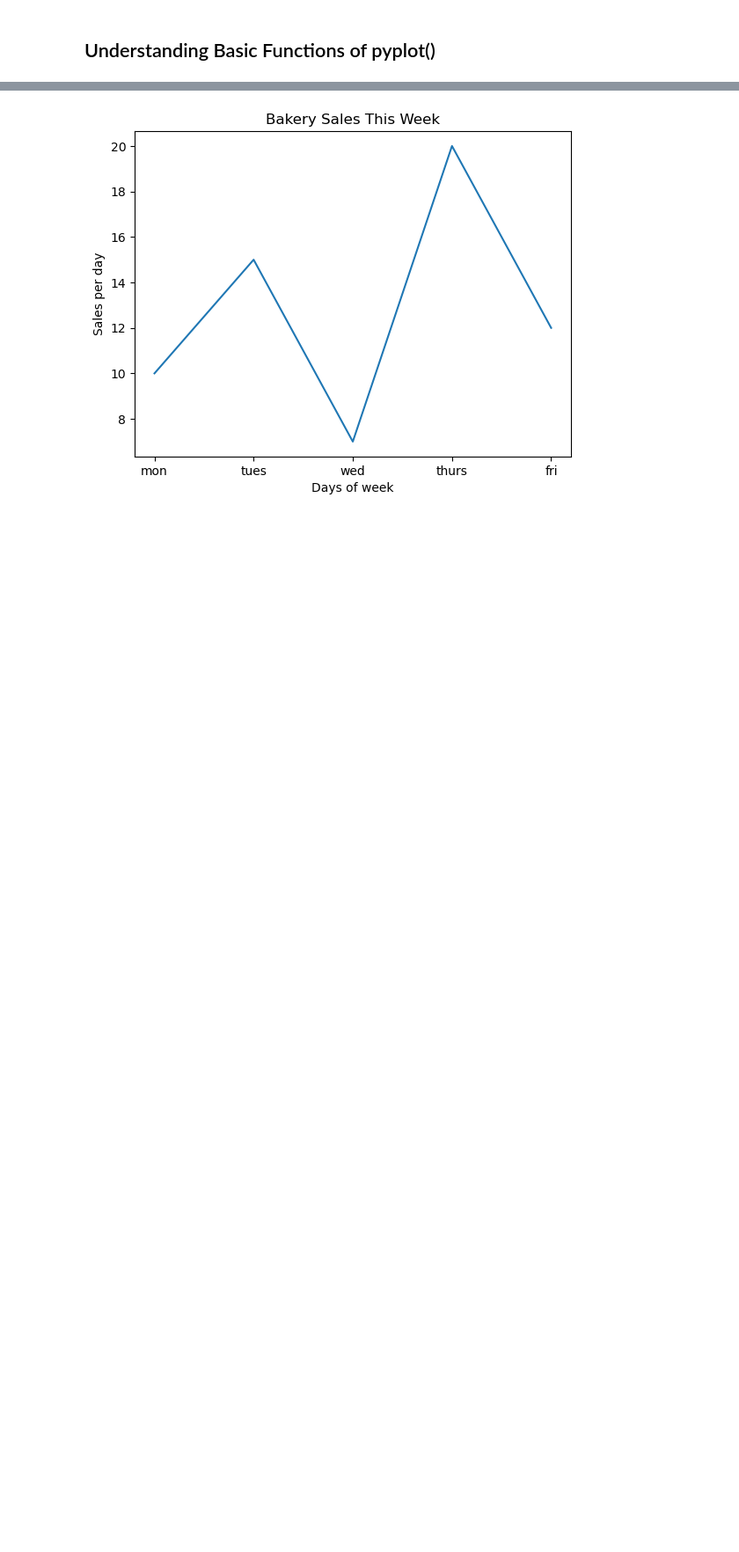
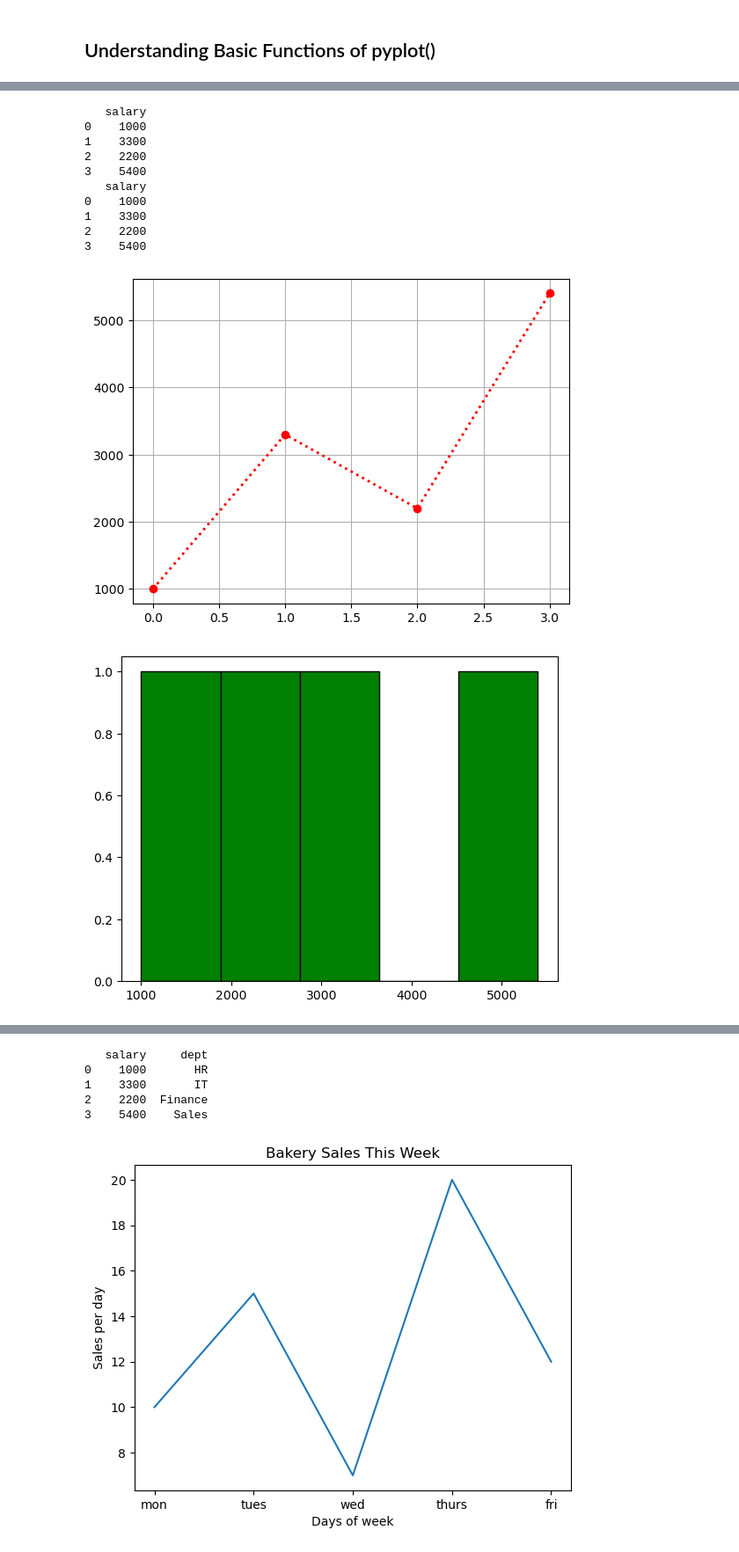
Before and after one commit to sidraanl-08/completedatascience, a Jupyter notebook: matplotlib/matplotlib.ipynb, the cells around one changed output, grey strips where cells are left out. Shown at 88% size. Drawn from its saved outputs; the diff is of its cells as text; code cells hidden in the pictures; blank space fills up the shorter version.

```diff
--- a/matplotlib/matplotlib.ipynb
+++ b/matplotlib/matplotlib.ipynb
@@ -38,0 +56,55 @@ plt.plot(x,y)
+# %%
+#demostrating univariate: Numerical, histograms, boxplots
+
+data = {
+    "salary":[1000, 3300, 2200, 5400]
+}
+
+df = pd.DataFrame(data)
+print(df)
+print(df.head())
+
+
+#demonstrating line plot
+
+plt.plot(df['salary'], color="red", marker="o", linestyle=":", linewidth="2" )
+plt.grid()
+plt.show()
+
+
+#demonstrating histogram
+
+plt.hist(df['salary'], bins=5, color="green", edgecolor="black")
+plt.show()
+
+
+#demonstrating boxplot (good for identifying outliers)
+#boxplot without outliers
+
+plt.boxplot(df['salary'])
+plt.show()
+
+
+#boxplot with outliers
+#df.loc[10] = [-10000]
+#plt.boxplot(df['salary'])
+#plt.show()
+
+
+#demonstrating univariate: Categorical
+
+df['dept'] = ['HR', 'IT', 'Finance', 'Sales', ]
+print(df)
+# %% [output]
+   salary
+0    1000
+1    3300
+2    2200
+3    5400
+   salary
+0    1000
+1    3300
+2    2200
+3    5400
+[figure, added]
+[figure, added]
@@ -39,3 +112,8 @@ plt.plot(x,y)
+   salary     dept
+0    1000       HR
+1    3300       IT
+2    2200  Finance
+3    5400    Sales
 # %%
 import matplotlib.pyplot as plt
 
```
Also changed, not shown: parts of 3 cells of this notebook.
